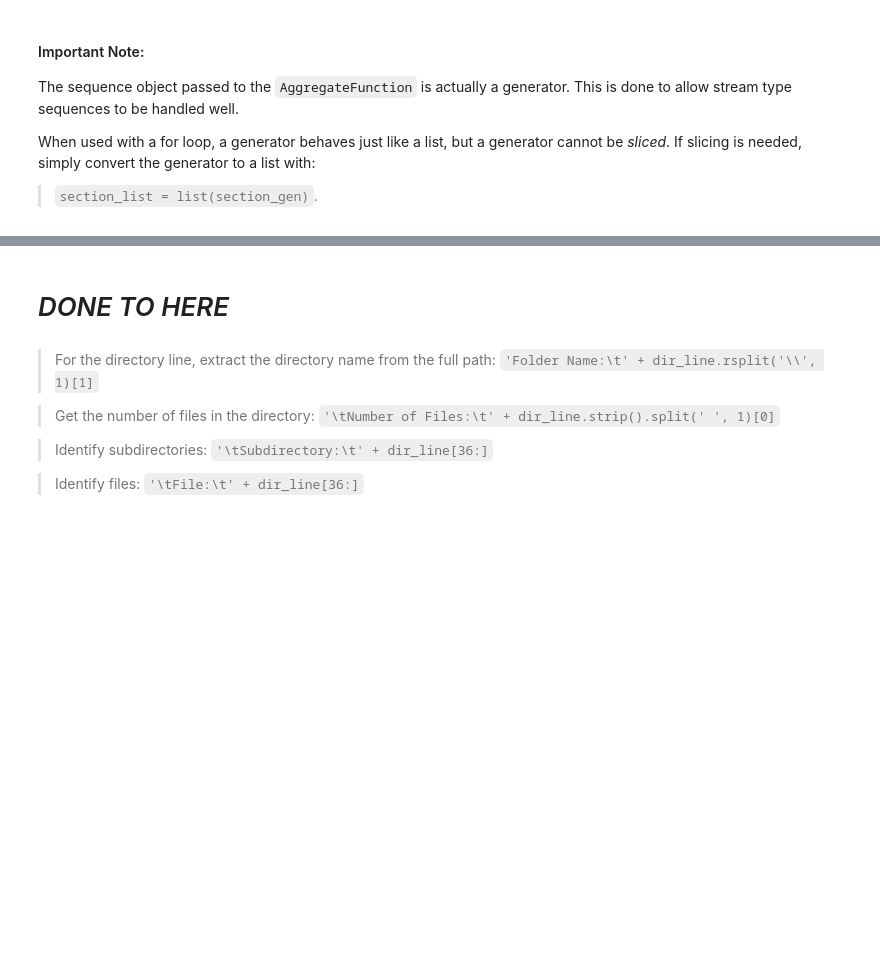
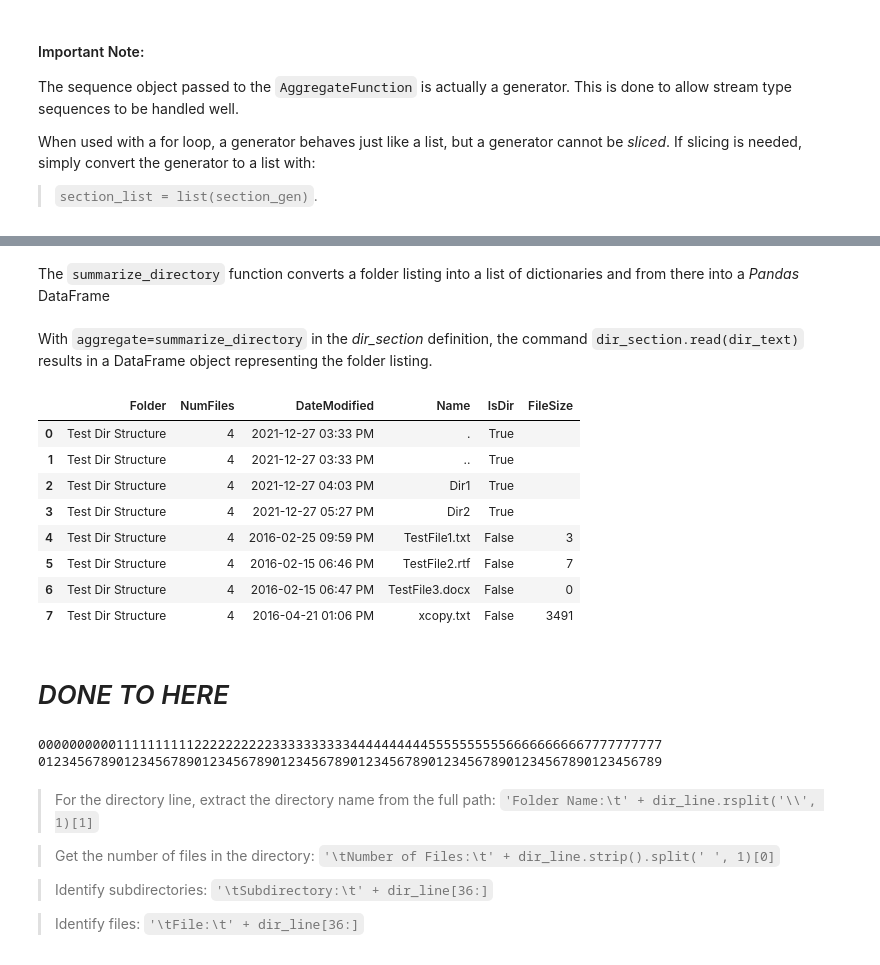
Before and after one commit to GregSal/sectionary, a Jupyter notebook: examples/Sections Tutorial.ipynb, the cells around one changed output, grey strips where cells are left out. Cells and saved outputs as stored; diff of their text form; code cells hidden in the pictures; blank space fills up the shorter version.

Commit message:
Aggregate example in the tutorial

```diff
--- a/examples/Sections Tutorial.ipynb
+++ b/examples/Sections Tutorial.ipynb
@@ -271,0 +296,2 @@ When used with a for loop, a generator behaves just like a list, but a generator
+# %% [markdown]
+The `summarize_directory` function converts a folder listing into a list of dictionaries and from there into a *Pandas* DataFrame
@@ -272,5 +340,35 @@ When used with a for loop, a generator behaves just like a list, but a generator
+# %% [markdown]
+With `aggregate=summarize_directory` in the *dir_section* definition,
+the command `dir_section.read(dir_text)` results in a DataFrame object representing the folder listing.
+# %%
+dir_section = sections.Section(
+    start_section='Directory of',
+    end_section=sections.SectionBreak('File(s)', break_offset='After'),
+    aggregate=summarize_directory)
+
+dir_section.read(dir_text)
+# %% [output]
+|  | Folder | NumFiles | DateModified | Name | IsDir | FileSize |
+| 0 | Test Dir Structure | 4 | 2021-12-27 03:33 PM | . | True |  |
+| 1 | Test Dir Structure | 4 | 2021-12-27 03:33 PM | .. | True |  |
+| 2 | Test Dir Structure | 4 | 2021-12-27 04:03 PM | Dir1 | True |  |
+| 3 | Test Dir Structure | 4 | 2021-12-27 05:27 PM | Dir2 | True |  |
+| 4 | Test Dir Structure | 4 | 2016-02-25 09:59 PM | TestFile1.txt | False | 3 |
+| 5 | Test Dir Structure | 4 | 2016-02-15 06:46 PM | TestFile2.rtf | False | 7 |
+| 6 | Test Dir Structure | 4 | 2016-02-15 06:47 PM | TestFile3.docx | False | 0 |
+| 7 | Test Dir Structure | 4 | 2016-04-21 01:06 PM | xcopy.txt | False | 3491 |
 # %% [markdown]
 # *DONE TO HERE*
+# %%
+ones = ''.join([str(i) for i in range(10)])
+ones*8
+tens = ''.join([str(i)*10 for i in range(8)])
+tens
+print(tens)
+print(ones*8)
+# %% [output]
+00000000001111111111222222222233333333334444444444555555555566666666667777777777
+01234567890123456789012345678901234567890123456789012345678901234567890123456789
 # %% [markdown]
 
 > For the directory line, extract the directory name from the full path:
```
Also changed, not shown: parts of 13 cells of this notebook, 1 other file.
